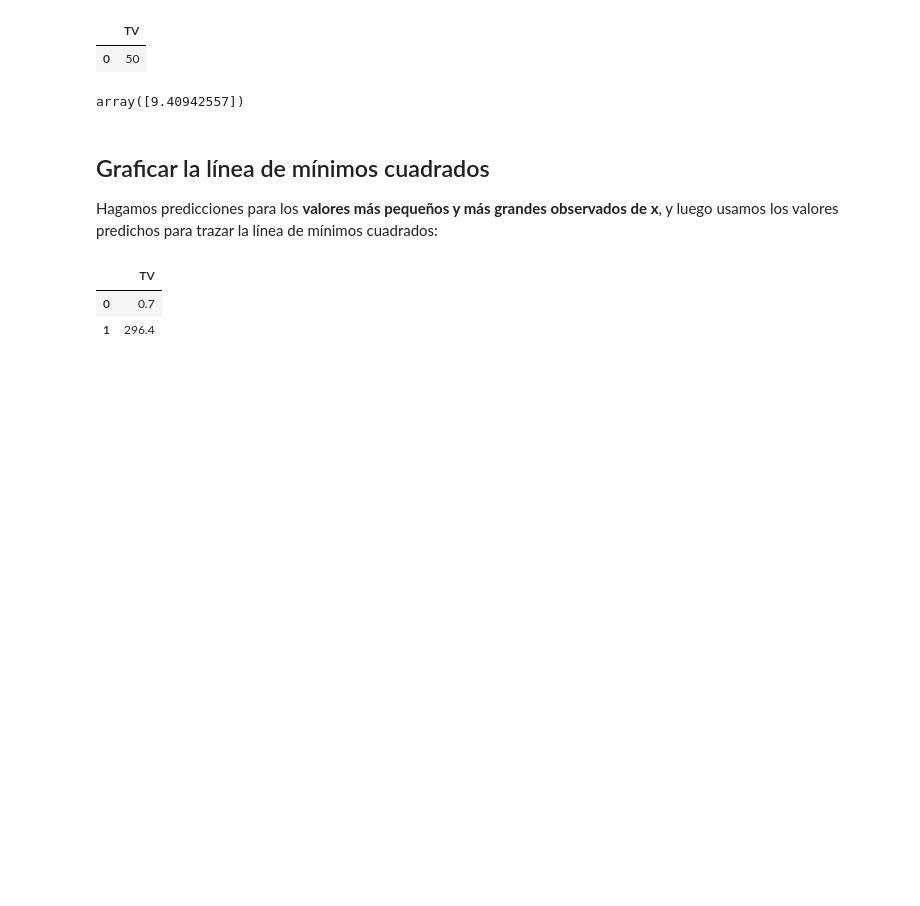
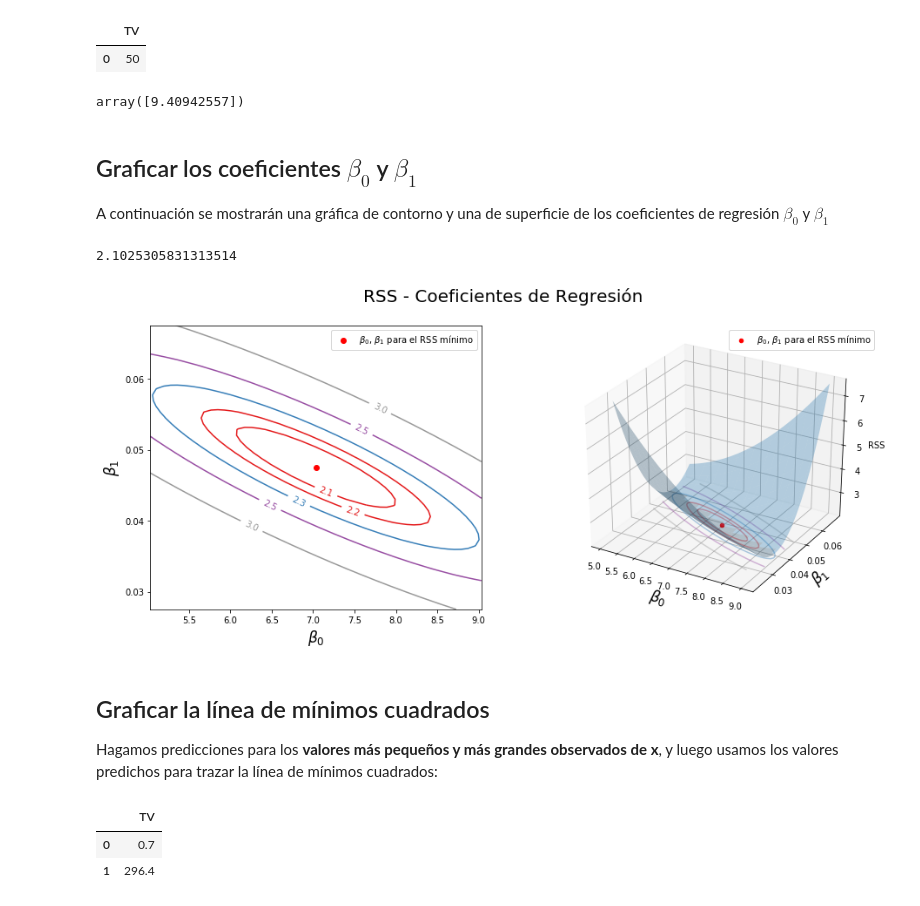
Before and after one commit to wladrod/AprendizajeAutomatico2018, a Jupyter notebook: Notebooks/06-RegresionLineal.ipynb, the cells around one changed output. Drawn from its saved outputs; the diff is of its cells as text; code cells hidden in the pictures; blank space fills up the shorter version.

Commit message:
agregar gráficas de los coeficientes

```diff
--- a/Notebooks/06-RegresionLineal.ipynb
+++ b/Notebooks/06-RegresionLineal.ipynb
@@ -114,8 +147,4 @@ Donde:
 # %%
-# crear X and y
-atributos_cols = ['TV']
-X = data[atributos_cols]
-y = data.Sales
 # seguir el patron de uso de sklearn: importar, instanciar, ajustar
 from sklearn.linear_model import LinearRegression
 lm = LinearRegression()
@@ -164,6 +193,57 @@ preds = lm.predict(X_nuevo)
 preds
 # %% [output]
 array([9.40942557])
+# %% [markdown]
+## Graficar los coeficientes $\beta_0$ y $\beta_1$
+
+A continuación se mostrarán una gráfica de contorno y una de superficie de los coeficientes de regresión $\beta_0$ y $\beta_1$
+# %%
+# Crear coordenadas de la cuadrícula para graficar
+B0 = np.linspace(lm.intercept_ - 2, lm.intercept_ + 2, 50)
+B1 = np.linspace(lm.coef_[0] - 0.02, lm.coef_[0] + 0.02, 50)
+xx, yy = np.meshgrid(B0, B1, indexing='xy')
+Z = np.zeros((B0.size, B1.size))
+X1 = X.reshape(-1,1)   # Convertir dataframe X a un arreglo numpy
+
+# Calcular los valores de Z (RSS) basedo en la cuadricula de coeficientes
+for (i,j),v in np.ndenumerate(Z):
+    Z[i,j] =((y - (xx[i,j]+X1.ravel()*yy[i,j]))**2).sum()/1000
+
+# RSS mínimo
+min_RSS = r'$\beta_0$, $\beta_1$ para el RSS mínimo'
+min_rss = np.sum((lm.intercept_ + lm.coef_ * X - y.values.reshape(-1,1))**2)/1000
+min_rss
+# %% [output]
+2.1025305831313514
+# %%
+fig = plt.figure(figsize=(15,6))
+fig.suptitle('RSS - Coeficientes de Regresión', fontsize=20)
+
+ax1 = fig.add_subplot(121)
+ax2 = fig.add_subplot(122, projection='3d')
+
+# Left plot
+CS = ax1.contour(xx, yy, Z, cmap=plt.cm.Set1, levels=[2.15, 2.2, 2.3, 2.5, 3])
+ax1.scatter(lm.intercept_, lm.coef_[0], c='r', label=min_RSS)
+ax1.clabel(CS, inline=True, fontsize=10, fmt='%1.1f')
+
+# Right plot
+ax2.plot_surface(xx, yy, Z, rstride=3, cstride=3, alpha=0.3)
+ax2.contour(xx, yy, Z, zdir='z', offset=Z.min(), cmap=plt.cm.Set1,
+            alpha=0.4, levels=[2.15, 2.2, 2.3, 2.5, 3])
+ax2.scatter3D(lm.intercept_, lm.coef_[0], min_rss, c='r', label=min_RSS)
+ax2.set_zlabel('RSS')
+ax2.set_zlim(Z.min(),Z.max())
+ax2.set_ylim(0.02,0.07)
+
+# settings common to both plots
+for ax in fig.axes:
+    ax.set_xlabel(r'$\beta_0$', fontsize=17)
+    ax.set_ylabel(r'$\beta_1$', fontsize=17)
+    ax.set_yticks([0.03,0.04,0.05,0.06])
+    ax.legend()
+# %% [output]
+[figure, added]
 # %% [markdown]
 ## Graficar la línea de mínimos cuadrados
 
```
Also changed, not shown: parts of 13 cells of this notebook.
